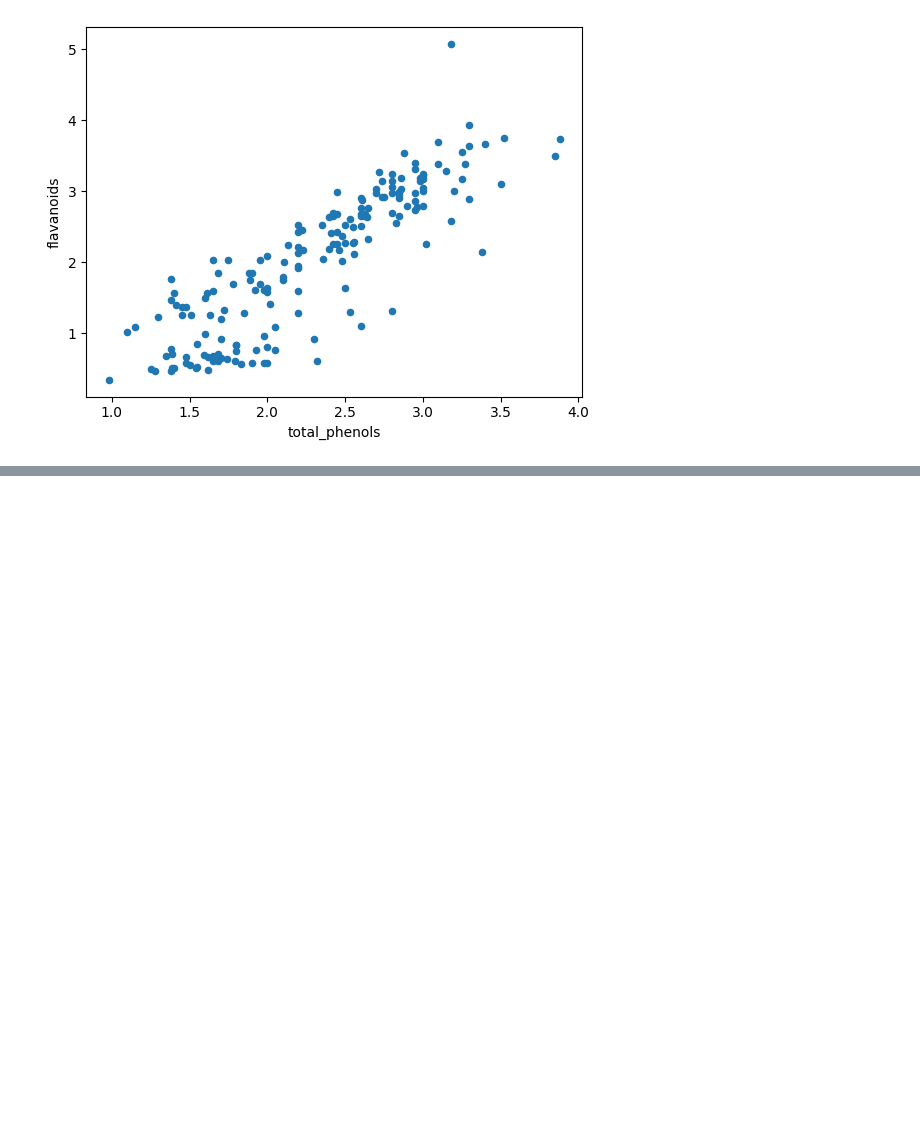
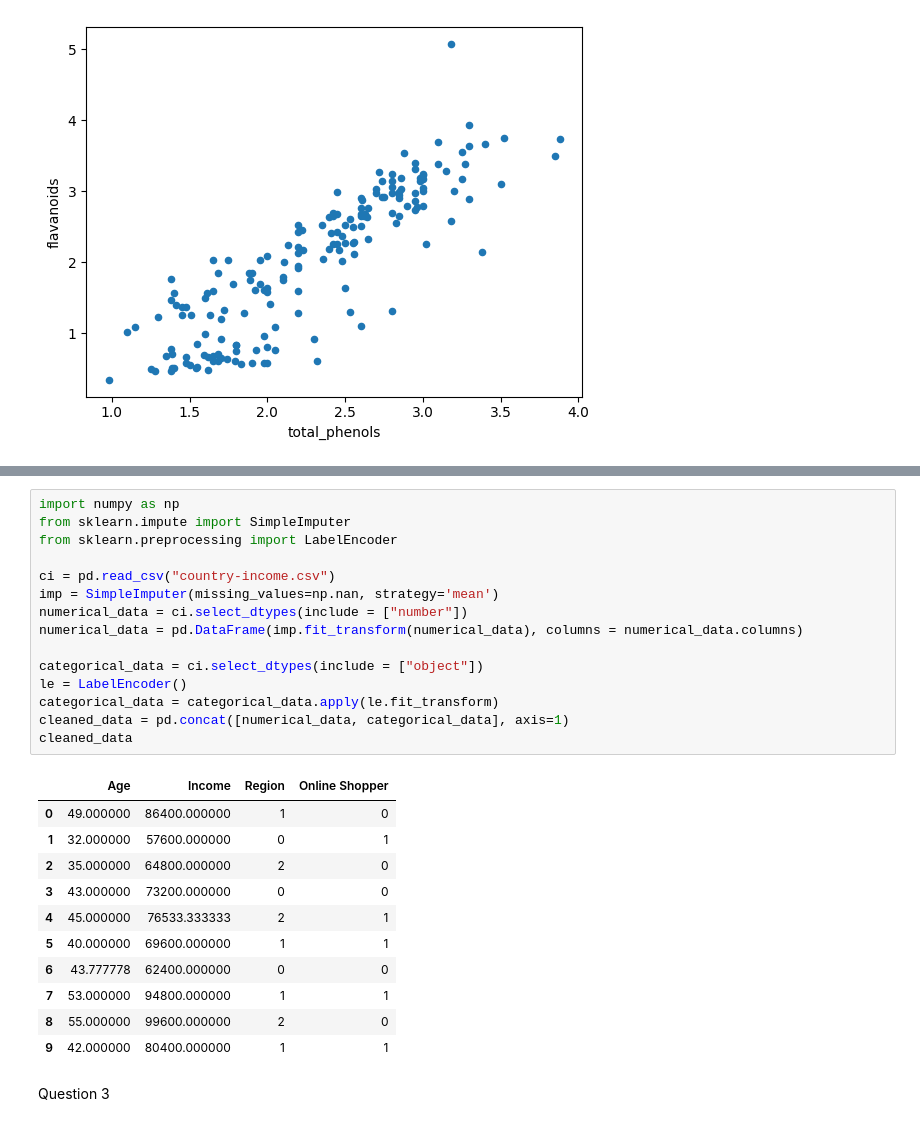
Before and after one commit to AxterDoesCode/DataMining, a Jupyter notebook: Assignment1.ipynb, the cells around one changed output, grey strips where cells are left out. Saved outputs shown, nothing was run; the diff lists cells and outputs as text; blank space fills up the shorter version.

```diff
--- a/Assignment1.ipynb
+++ b/Assignment1.ipynb
@@ -101,0 +117,29 @@ df.plot(x = max_corr[0], y = max_corr[1], kind = 'scatter')
+# %%
+import numpy as np
+from sklearn.impute import SimpleImputer
+from sklearn.preprocessing import LabelEncoder
+
+ci = pd.read_csv("country-income.csv")
+imp = SimpleImputer(missing_values=np.nan, strategy='mean')
+numerical_data = ci.select_dtypes(include = ["number"])
+numerical_data = pd.DataFrame(imp.fit_transform(numerical_data), columns = numerical_data.columns)
+
+categorical_data = ci.select_dtypes(include = ["object"])
+le = LabelEncoder()
+categorical_data = categorical_data.apply(le.fit_transform)
+cleaned_data = pd.concat([numerical_data, categorical_data], axis=1)
+cleaned_data
+# %% [output]
+|  | Age | Income | Region | Online Shopper |
+| 0 | 49.000000 | 86400.000000 | 1 | 0 |
+| 1 | 32.000000 | 57600.000000 | 0 | 1 |
+| 2 | 35.000000 | 64800.000000 | 2 | 0 |
+| 3 | 43.000000 | 73200.000000 | 0 | 0 |
+| 4 | 45.000000 | 76533.333333 | 2 | 1 |
+| 5 | 40.000000 | 69600.000000 | 1 | 1 |
+| 6 | 43.777778 | 62400.000000 | 0 | 0 |
+| 7 | 53.000000 | 94800.000000 | 1 | 1 |
+| 8 | 55.000000 | 99600.000000 | 2 | 0 |
+| 9 | 42.000000 | 80400.000000 | 1 | 1 |
+# %% [markdown]
+Question 3
```
Also changed, not shown: parts of 2 cells of this notebook.
